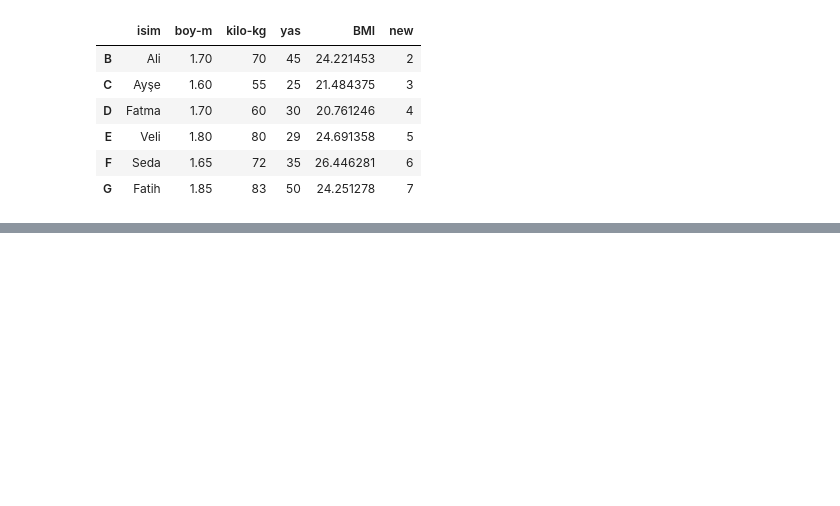
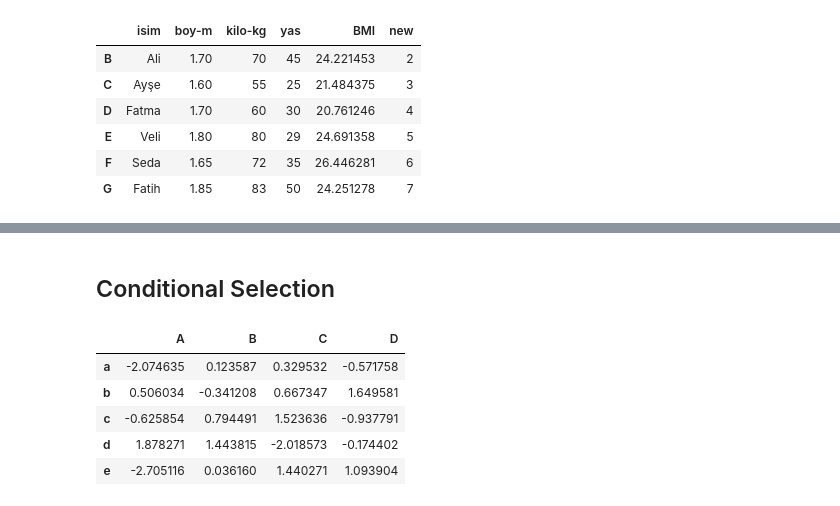
Before and after one commit to mustafacelik-86/expert-octo-journey, a Jupyter notebook: Pandas Master Notebook.ipynb, the cells around one changed output, grey strips where cells are left out. Cells and saved outputs as stored; diff of their text form; code cells hidden in the pictures; blank space fills up the shorter version.

```diff
--- a/Pandas Master Notebook.ipynb
+++ b/Pandas Master Notebook.ipynb
@@ -834,0 +969,12 @@ df.drop("A") #sadece A satırını sidik. kalıcı değişiklik yapmadık
+# %% [markdown]
+## Conditional Selection
+# %%
+df = pd.DataFrame(np.random.randn(5,4), index = "a b c d e".split(), columns = ["A", "B", "C", "D"])
+df
+# %% [output]
+|  | A | B | C | D |
+| a | -2.074635 | 0.123587 | 0.329532 | -0.571758 |
+| b | 0.506034 | -0.341208 | 0.667347 | 1.649581 |
+| c | -0.625854 | 0.794491 | 1.523636 | -0.937791 |
+| d | 1.878271 | 1.443815 | -2.018573 | -0.174402 |
+| e | -2.705116 | 0.036160 | 1.440271 | 1.093904 |
```
Also changed, not shown: parts of 29 cells of this notebook.
